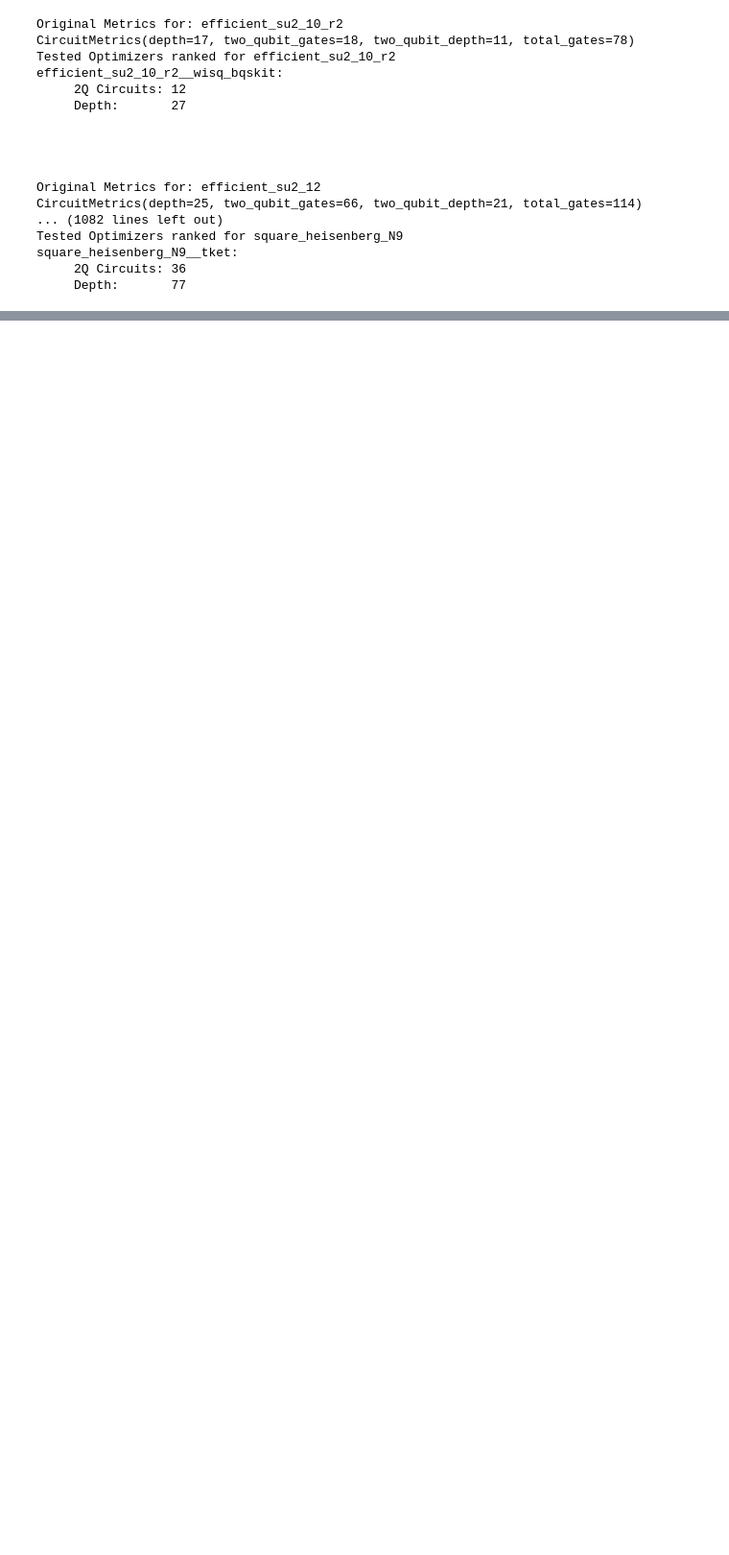
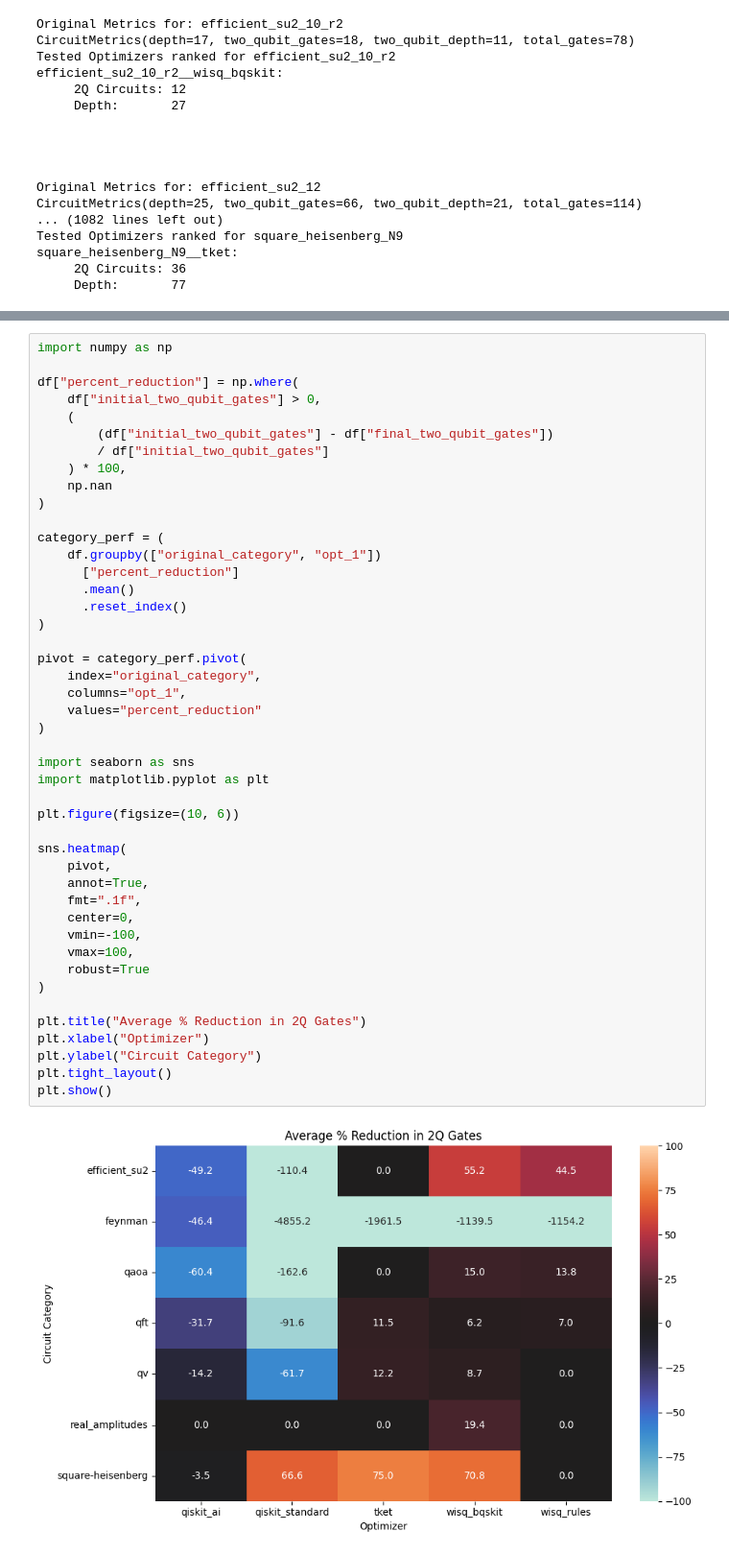
Before and after one commit to weilana30/quantum-optimizer-orchestration, a Jupyter notebook: Best_Single.ipynb, the cells around one changed output, grey strips where cells are left out. Shown at 96% size. Cells and saved outputs as stored; diff of their text form; blank space fills up the shorter version.

```diff
--- a/Best_Single.ipynb
+++ b/Best_Single.ipynb
@@ -91,3 +98,50 @@ square_heisenberg_N9__tket:
 print(not_exhaustive)
 # %% [output]
 {'W-state': ['wisq_rules', 'wisq_bqskit'], 'adder': ['wisq_rules', 'wisq_bqskit'], 'bigadder': ['wisq_rules', 'wisq_bqskit'], 'ham15-med': ['qiskit_ai'], 'hwb10': ['qiskit_ai'], 'hwb11': ['qiskit_ai'] ...
+# %%
+import numpy as np
+
+df["percent_reduction"] = np.where(
+    df["initial_two_qubit_gates"] > 0,
+    (
+        (df["initial_two_qubit_gates"] - df["final_two_qubit_gates"])
+        / df["initial_two_qubit_gates"]
+    ) * 100,
+    np.nan
+)
+
+category_perf = (
+    df.groupby(["original_category", "opt_1"])
+      ["percent_reduction"]
+      .mean()
+      .reset_index()
+)
+
+pivot = category_perf.pivot(
+    index="original_category",
+    columns="opt_1",
+    values="percent_reduction"
+)
+
+import seaborn as sns
+import matplotlib.pyplot as plt
+
+plt.figure(figsize=(10, 6))
+
+sns.heatmap(
+    pivot,
+    annot=True,
+    fmt=".1f",
+    center=0,
+    vmin=-100,
+    vmax=100,
+    robust=True
+)
+
+plt.title("Average % Reduction in 2Q Gates")
+plt.xlabel("Optimizer")
+plt.ylabel("Circuit Category")
+plt.tight_layout()
+plt.show()
+# %% [output]
+[figure, added]
```
Also changed, not shown: parts of 10 cells of this notebook, 2 other files.
